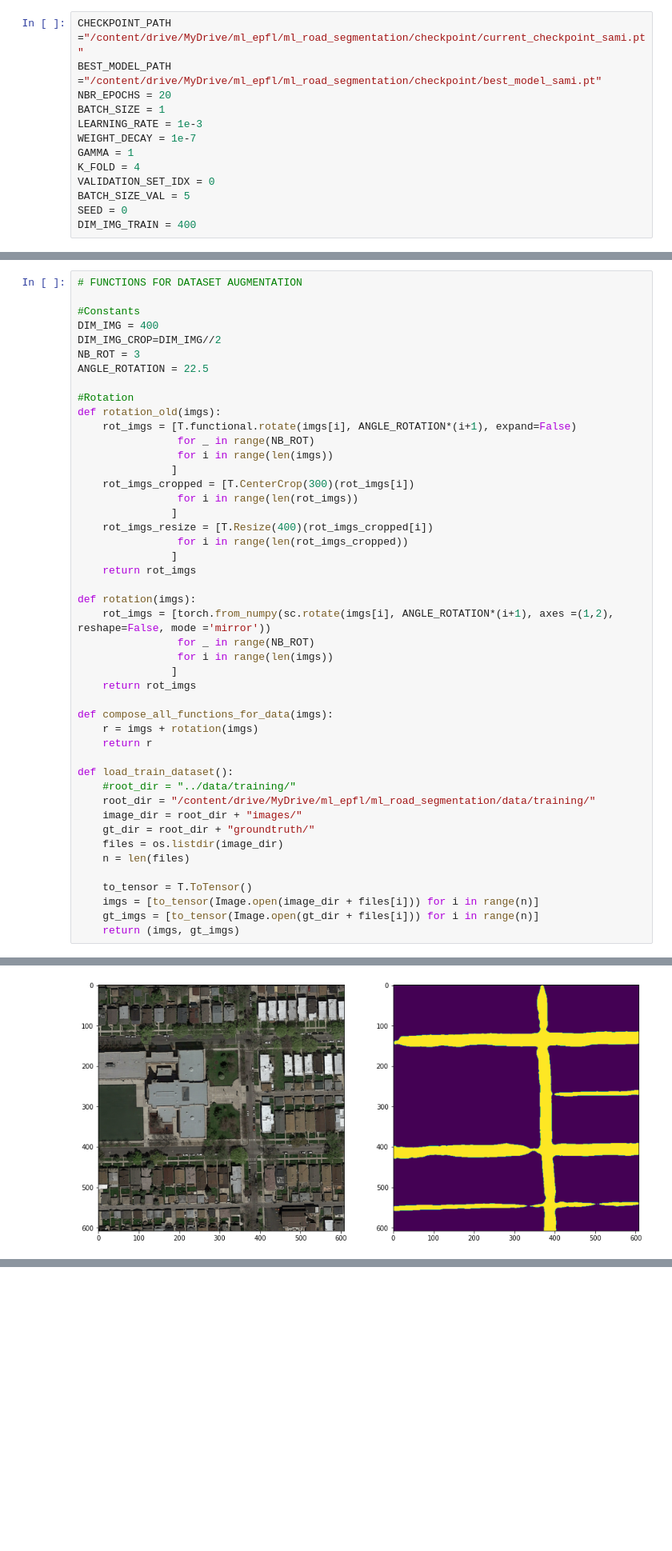
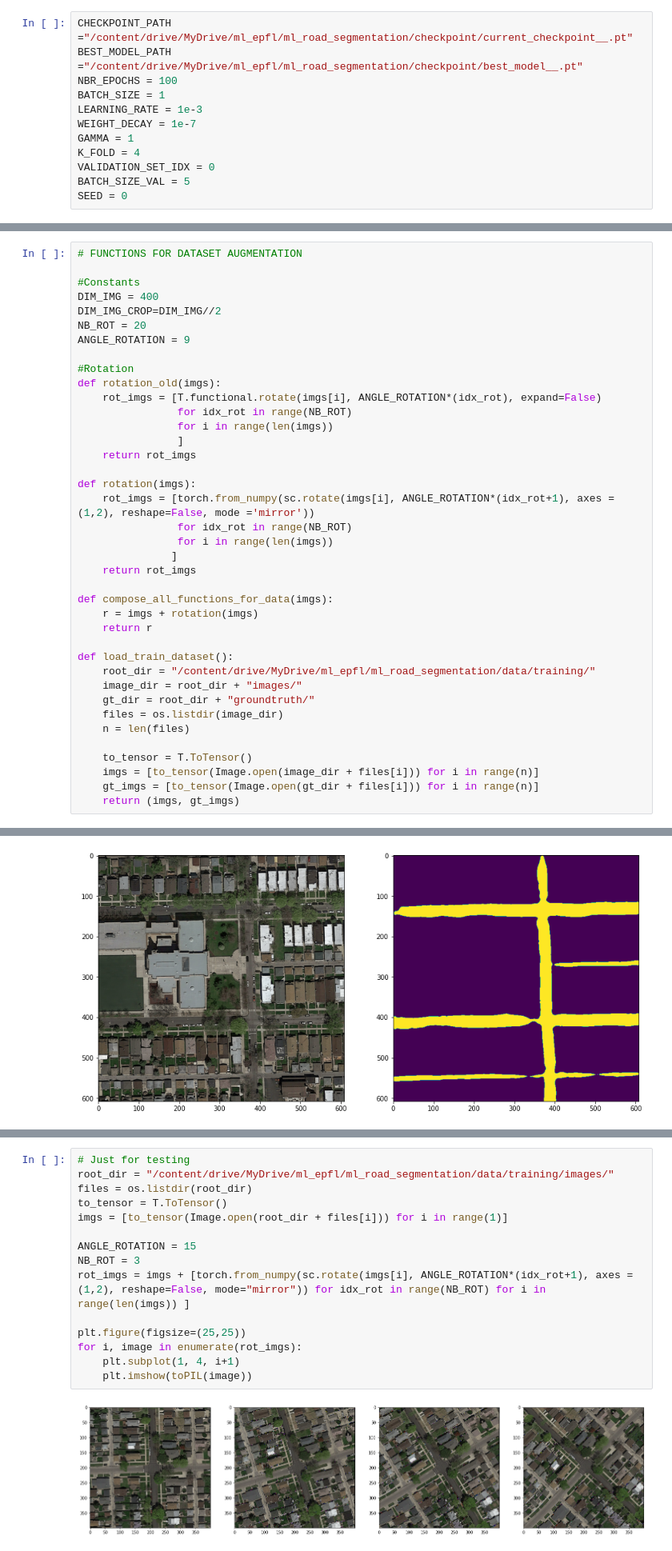
Before and after one commit to samiferchiou/Road-Segmentation, a Jupyter notebook: script/u_net_train.ipynb, the cells around one changed output, grey strips where cells are left out. Shown at 80% size. Saved outputs shown, nothing was run; the diff lists cells and outputs as text; blank space fills up the shorter version.

```diff
--- a/script/u_net_train.ipynb
+++ b/script/u_net_train.ipynb
@@ -70,9 +70,9 @@ cuda
 # %% [markdown]
 ## CONSTANTS
 # %%
-CHECKPOINT_PATH ="/content/drive/MyDrive/ml_epfl/ml_road_segmentation/checkpoint/current_checkpoint_sami.pt"
-BEST_MODEL_PATH ="/content/drive/MyDrive/ml_epfl/ml_road_segmentation/checkpoint/best_model_sami.pt"
-NBR_EPOCHS = 20
+CHECKPOINT_PATH ="/content/drive/MyDrive/ml_epfl/ml_road_segmentation/checkpoint/current_checkpoint__.pt"
+BEST_MODEL_PATH ="/content/drive/MyDrive/ml_epfl/ml_road_segmentation/checkpoint/best_model__.pt"
+NBR_EPOCHS = 100
 BATCH_SIZE = 1
 LEARNING_RATE = 1e-3
 WEIGHT_DECAY = 1e-7
@@ -81,7 +81,6 @@ K_FOLD = 4
 VALIDATION_SET_IDX = 0
 BATCH_SIZE_VAL = 5
 SEED = 0
-DIM_IMG_TRAIN = 400
 # %% [markdown]
 ## AUXILIARY FUNCTIONS
 # %%
@@ -130,26 +129,20 @@ def load_ckp(checkpoint_fpath, model, optimizer):
 #Constants
 DIM_IMG = 400
 DIM_IMG_CROP=DIM_IMG//2
-NB_ROT = 3
-ANGLE_ROTATION = 22.5
+NB_ROT = 20
+ANGLE_ROTATION = 9
 
 #Rotation
 def rotation_old(imgs):
-    rot_imgs = [T.functional.rotate(imgs[i], ANGLE_ROTATION*(i+1), expand=False)
-                for _ in range(NB_ROT)
+    rot_imgs = [T.functional.rotate(imgs[i], ANGLE_ROTATION*(idx_rot), expand=False)
+                for idx_rot in range(NB_ROT)
                 for i in range(len(imgs))
-               ]
-    rot_imgs_cropped = [T.CenterCrop(300)(rot_imgs[i])
-                for i in range(len(rot_imgs))
-               ]
-    rot_imgs_resize = [T.Resize(400)(rot_imgs_cropped[i])
-                for i in range(len(rot_imgs_cropped))
-               ]
+                ]
     return rot_imgs
 
 def rotation(imgs):
-    rot_imgs = [torch.from_numpy(sc.rotate(imgs[i], ANGLE_ROTATION*(i+1), axes =(1,2), reshape=False, mode ='mirror'))
-                for _ in range(NB_ROT)
+    rot_imgs = [torch.from_numpy(sc.rotate(imgs[i], ANGLE_ROTATION*(idx_rot+1), axes =(1,2), reshape=False, mode ='mirror'))
+                for idx_rot in range(NB_ROT)
                 for i in range(len(imgs))
                ]
     return rot_imgs
@@ -159,7 +152,6 @@ def compose_all_functions_for_data(imgs):
     return r
 
 def load_train_dataset():
-    #root_dir = "../data/training/"
     root_dir = "/content/drive/MyDrive/ml_epfl/ml_road_segmentation/data/training/"
     image_dir = root_dir + "images/"
     gt_dir = root_dir + "groundtruth/"
@@ -463,0 +440,17 @@ for i, image in enumerate(images):
+# %%
+# Just for testing
+root_dir = "/content/drive/MyDrive/ml_epfl/ml_road_segmentation/data/training/images/"
+files = os.listdir(root_dir)
+to_tensor = T.ToTensor()
+imgs = [to_tensor(Image.open(root_dir + files[i])) for i in range(1)]
+
+ANGLE_ROTATION = 15
+NB_ROT = 3
+rot_imgs = imgs + [torch.from_numpy(sc.rotate(imgs[i], ANGLE_ROTATION*(idx_rot+1), axes =(1,2), reshape=False, mode="mirror")) for idx_rot in range(NB_ROT) for i in range(len(imgs)) ]
+
+plt.figure(figsize=(25,25))
+for i, image in enumerate(rot_imgs):
+    plt.subplot(1, 4, i+1)
+    plt.imshow(toPIL(image))
+# %% [output]
+[figure, added]
```
Also changed, not shown: parts of 7 cells of this notebook, 5 other files.
